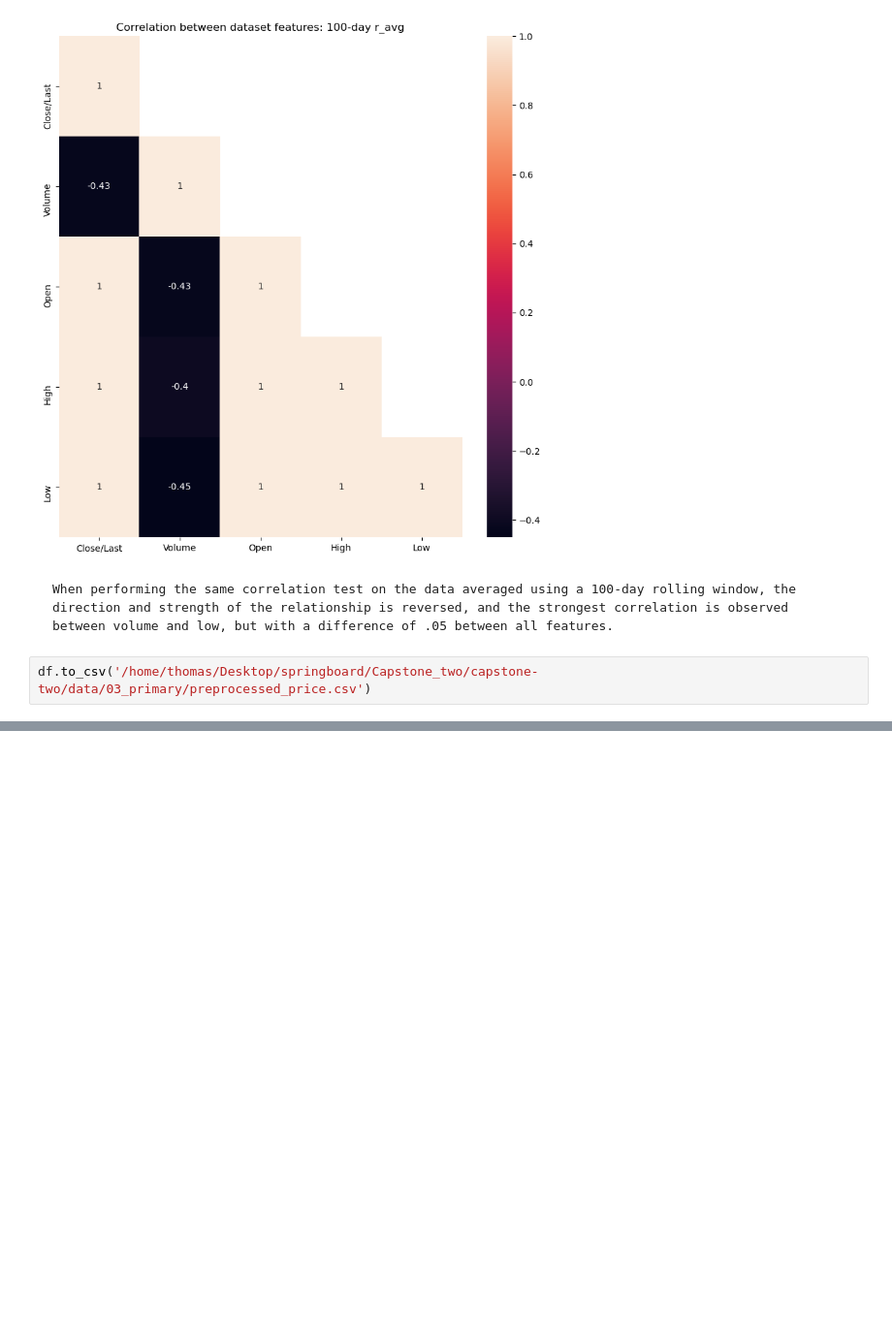
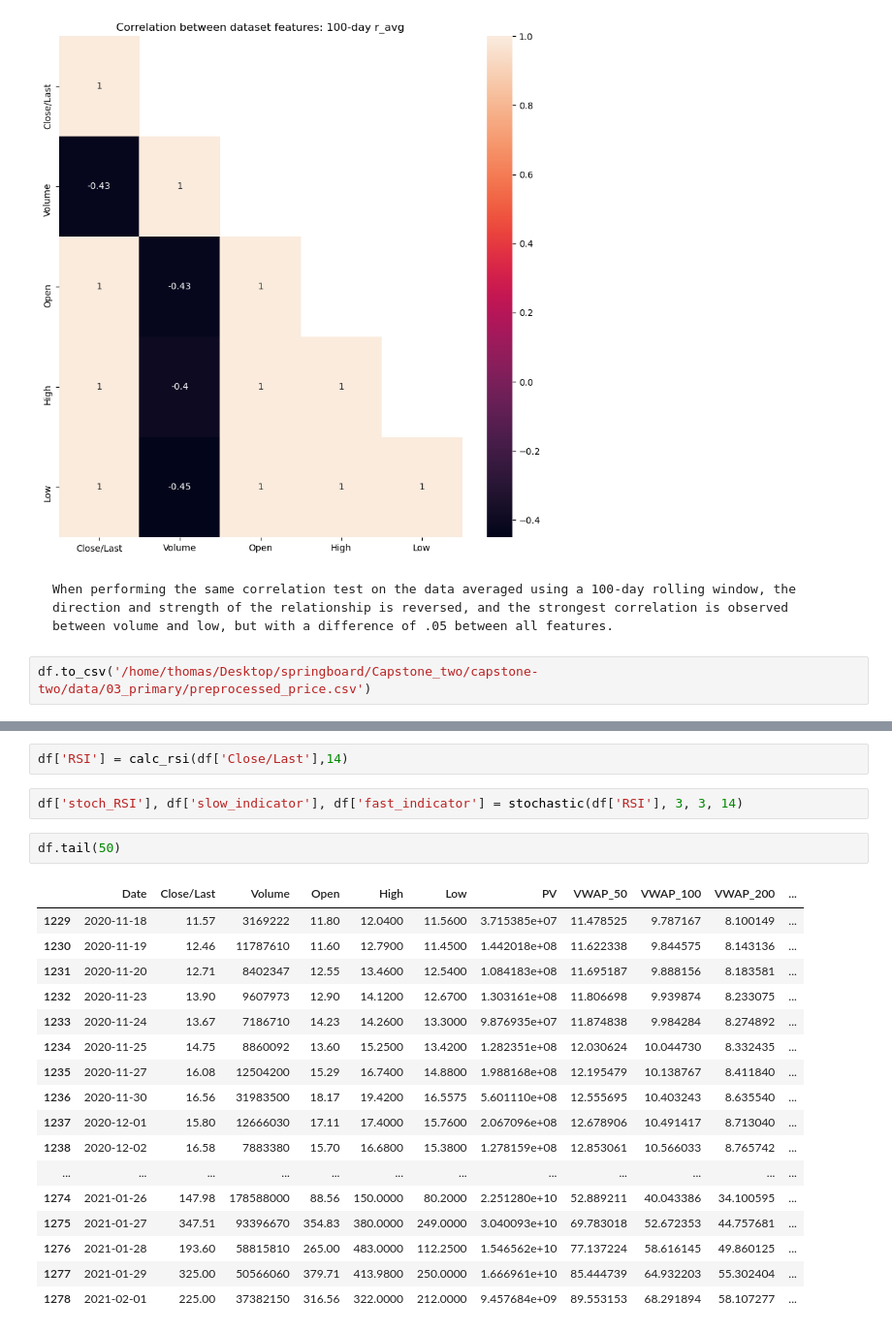
Before and after one commit to thimmis/capstone_two, a Jupyter notebook: capstone-two/notebooks/GME_price_analysis.ipynb, the cells around one changed output, grey strips where cells are left out. Shown: that part at 97% size. Cells and saved outputs as stored; diff of their text form; blank space fills up the shorter version.

```diff
--- a/capstone-two/notebooks/GME_price_analysis.ipynb
+++ b/capstone-two/notebooks/GME_price_analysis.ipynb
@@ -182,0 +255,24 @@ df.to_csv('/home/thomas/Desktop/springboard/Capstone_two/capstone-two/data/03_pr
+# %%
+df['RSI'] = calc_rsi(df['Close/Last'],14)
+# %%
+df['stoch_RSI'], df['slow_indicator'], df['fast_indicator'] = stochastic(df['RSI'], 3, 3, 14)
+# %%
+df.tail(50)
+# %% [output]
+|  | Date | Close/Last | Volume | Open | High | Low | PV | VWAP_50 | VWAP_100 | VWAP_200 | ... |
+| 1229 | 2020-11-18 | 11.57 | 3169222 | 11.80 | 12.0400 | 11.5600 | 3.715385e+07 | 11.478525 | 9.787167 | 8.100149 | ... |
+| 1230 | 2020-11-19 | 12.46 | 11787610 | 11.60 | 12.7900 | 11.4500 | 1.442018e+08 | 11.622338 | 9.844575 | 8.143136 | ... |
+| 1231 | 2020-11-20 | 12.71 | 8402347 | 12.55 | 13.4600 | 12.5400 | 1.084183e+08 | 11.695187 | 9.888156 | 8.183581 | ... |
+| 1232 | 2020-11-23 | 13.90 | 9607973 | 12.90 | 14.1200 | 12.6700 | 1.303161e+08 | 11.806698 | 9.939874 | 8.233075 | ... |
+| 1233 | 2020-11-24 | 13.67 | 7186710 | 14.23 | 14.2600 | 13.3000 | 9.876935e+07 | 11.874838 | 9.984284 | 8.274892 | ... |
+| 1234 | 2020-11-25 | 14.75 | 8860092 | 13.60 | 15.2500 | 13.4200 | 1.282351e+08 | 12.030624 | 10.044730 | 8.332435 | ... |
+| 1235 | 2020-11-27 | 16.08 | 12504200 | 15.29 | 16.7400 | 14.8800 | 1.988168e+08 | 12.195479 | 10.138767 | 8.411840 | ... |
+| 1236 | 2020-11-30 | 16.56 | 31983500 | 18.17 | 19.4200 | 16.5575 | 5.601110e+08 | 12.555695 | 10.403243 | 8.635540 | ... |
+| 1237 | 2020-12-01 | 15.80 | 12666030 | 17.11 | 17.4000 | 15.7600 | 2.067096e+08 | 12.678906 | 10.491417 | 8.713040 | ... |
+| 1238 | 2020-12-02 | 16.58 | 7883380 | 15.70 | 16.6800 | 15.3800 | 1.278159e+08 | 12.853061 | 10.566033 | 8.765742 | ... |
+| ... | ... | ... | ... | ... | ... | ... | ... | ... | ... | ... | ... |
+| 1274 | 2021-01-26 | 147.98 | 178588000 | 88.56 | 150.0000 | 80.2000 | 2.251280e+10 | 52.889211 | 40.043386 | 34.100595 | ... |
+| 1275 | 2021-01-27 | 347.51 | 93396670 | 354.83 | 380.0000 | 249.0000 | 3.040093e+10 | 69.783018 | 52.672353 | 44.757681 | ... |
+| 1276 | 2021-01-28 | 193.60 | 58815810 | 265.00 | 483.0000 | 112.2500 | 1.546562e+10 | 77.137224 | 58.616145 | 49.860125 | ... |
+| 1277 | 2021-01-29 | 325.00 | 50566060 | 379.71 | 413.9800 | 250.0000 | 1.666961e+10 | 85.444739 | 64.932203 | 55.302404 | ... |
+| 1278 | 2021-02-01 | 225.00 | 37382150 | 316.56 | 322.0000 | 212.0000 | 9.457684e+09 | 89.553153 | 68.291894 | 58.107277 | ... |
```
Also changed, not shown: parts of 12 cells of this notebook, 1 other file.
